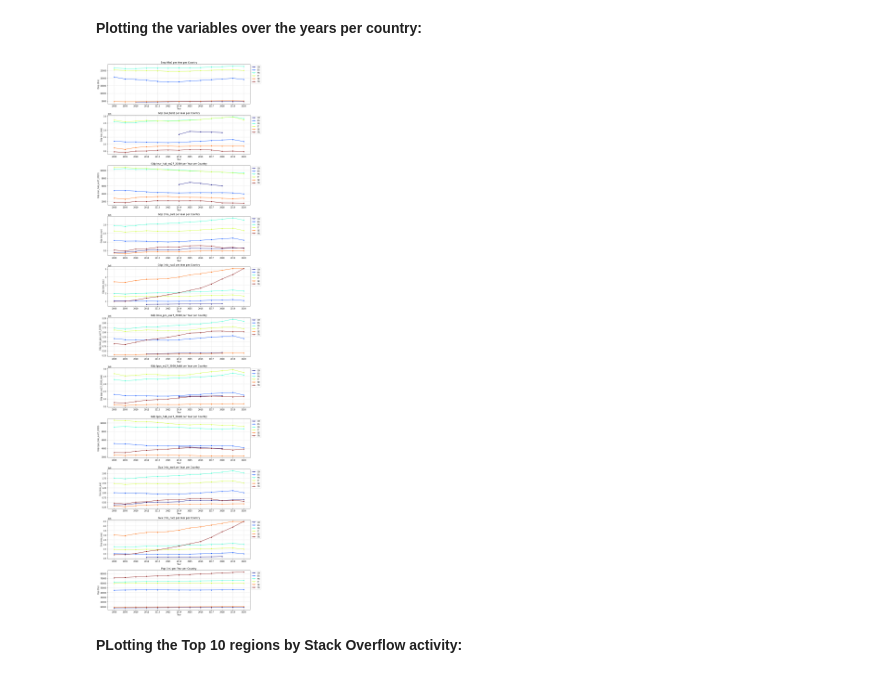
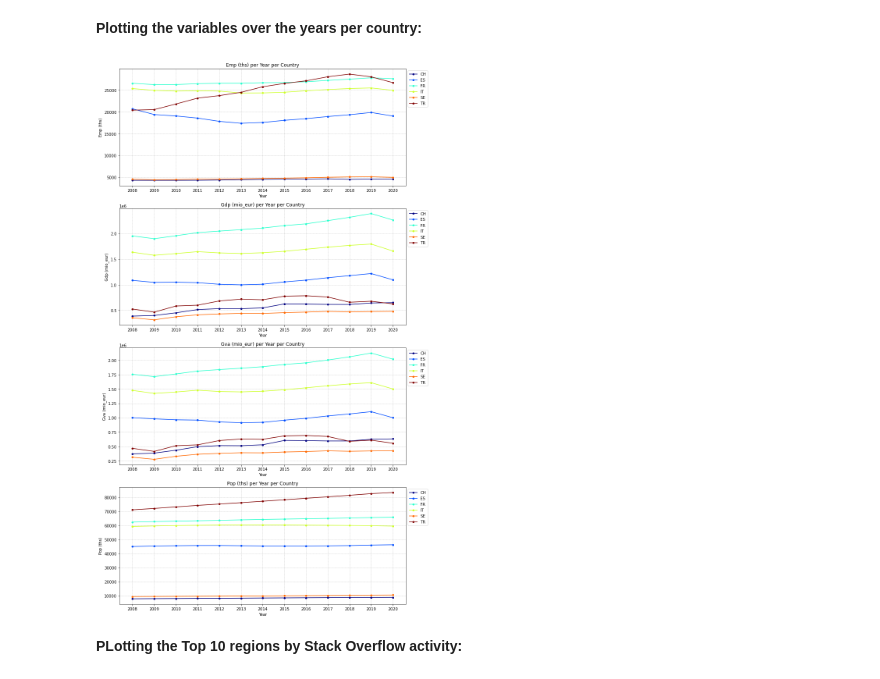
Before and after one commit to carferrom/Nova-SBE-Field-Lab, a Jupyter notebook: final_df_EDA.ipynb, the cells around one changed output. Drawn from its saved outputs; the diff is of its cells as text; code cells hidden in the pictures.

```diff
--- a/final_df_EDA.ipynb
+++ b/final_df_EDA.ipynb
@@ -91,43 +93,36 @@ by_year_country =final_df.groupby(['year','country']).sum(min_count=1).reset_ind
 # List of indicators
 indicators = [
     'EMP (THS)',
-    'GDP (EUR_HAB)',
-    'GDP (EUR_HAB_EU27_2020)',
     'GDP (MIO_EUR)',
-    'GDP (MIO_NAC)',
-    'GDP (MIO_PPS_EU27_2020)',
-    'GDP (PPS_EU27_2020_HAB)',
-    'GDP (PPS_HAB_EU27_2020)',
     'GVA (MIO_EUR)',
-    'GVA (MIO_NAC)',
     'POP (THS)'
 ]
 
 # Create a list of unique countries for colors
 countries = by_year_country['country'].unique()
 colors = plt.cm.jet(np.linspace(0, 1, len(countries)))  # Get a colormap
 
-# Set up a subplot grid that has 11 rows and 1 column
-fig, axes = plt.subplots(nrows=11, ncols=1, figsize=(12, 40))
+# Set up a subplot grid that has 4 rows and 1 column
+fig, axes = plt.subplots(nrows=4, ncols=1, figsize=(12, 20))
 
 # Plotting each country's time series for questioncount, answercount, and upvotecount
 for idx, metric in enumerate(indicators):
     for i, country in enumerate(countries):
         country_data = by_year_country[by_year_country['country'] == country].sort_values('year')
         axes[idx].plot(country_data['year'], country_data[metric], label=country, color=colors[i], marker='o', markersize=4)
 
     # Set labels and title for each subplot
     axes[idx].set_xlabel('Year')
     axes[idx].set_ylabel(metric.capitalize())
     axes[idx].set_title(f'{metric.capitalize()} per Year per Country')
     axes[idx].grid(True, which='both', linestyle='--', linewidth=0.5)
     axes[idx].set_xticks(by_year_country['year'].unique())  # Only show integer years on the x-axis
     axes[idx].legend(loc='upper left', bbox_to_anchor=(1, 1))
 
 plt.tight_layout()
 plt.show()
 # %% [output]
-[figure, old version]
+[figure, new version]
 # %% [markdown]
 **PLotting the Top 10 regions by Stack Overflow activity:**
 # %%
```
Also changed, not shown: parts of 6 cells of this notebook, 6 other files.
